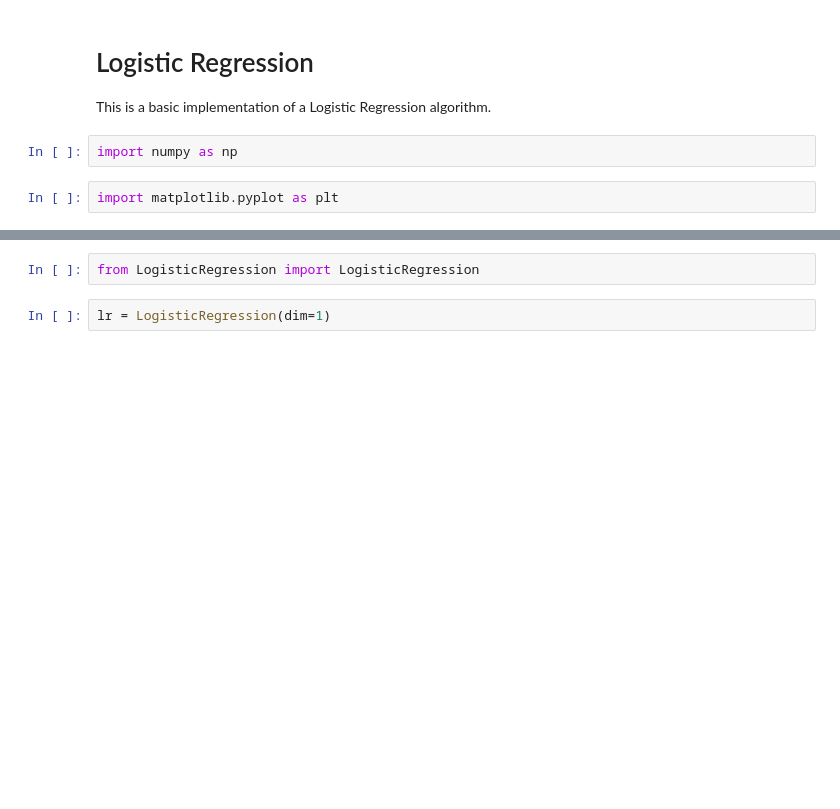
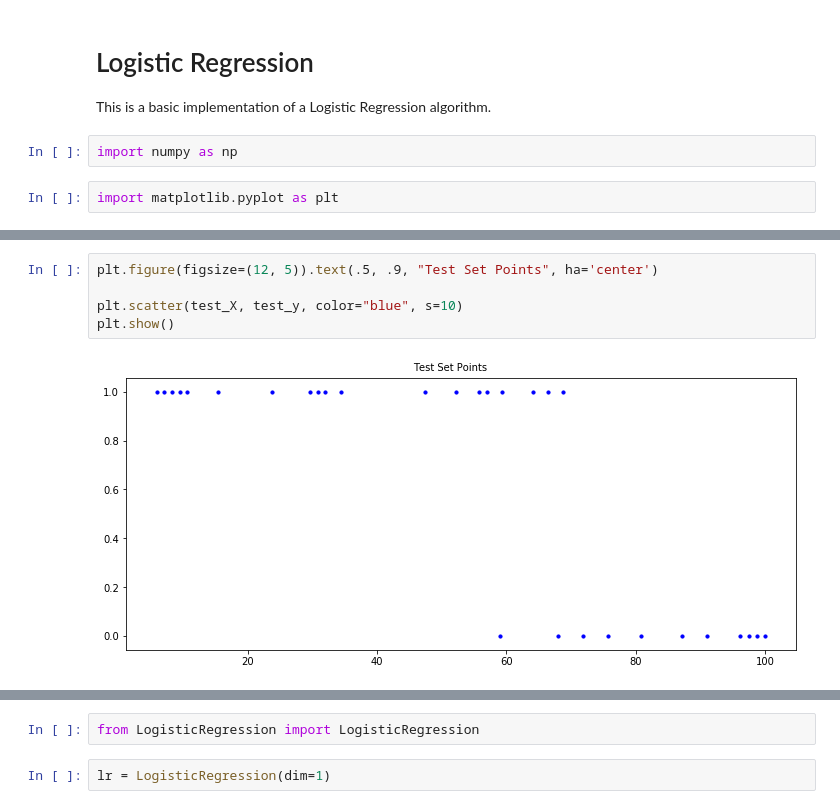
Before and after one commit to GiovanniCiampi/MachineLearning, a Jupyter notebook: LogisticRegression/Notebook.ipynb, the cells around one changed output, grey strips where cells are left out. Cells and saved outputs as stored; diff of their text form; blank space fills up the shorter version.

```diff
--- a/LogisticRegression/Notebook.ipynb
+++ b/LogisticRegression/Notebook.ipynb
@@ -25,0 +70,7 @@ After instantiating the model, the model can be fitted to the input data through
+# %%
+plt.figure(figsize=(12, 5)).text(.5, .9, "Test Set Points", ha='center')
+
+plt.scatter(test_X, test_y, color="blue", s=10)
+plt.show()
+# %% [output]
+[figure, added]
```
Also changed, not shown: parts of 34 cells of this notebook, 2 other files.
